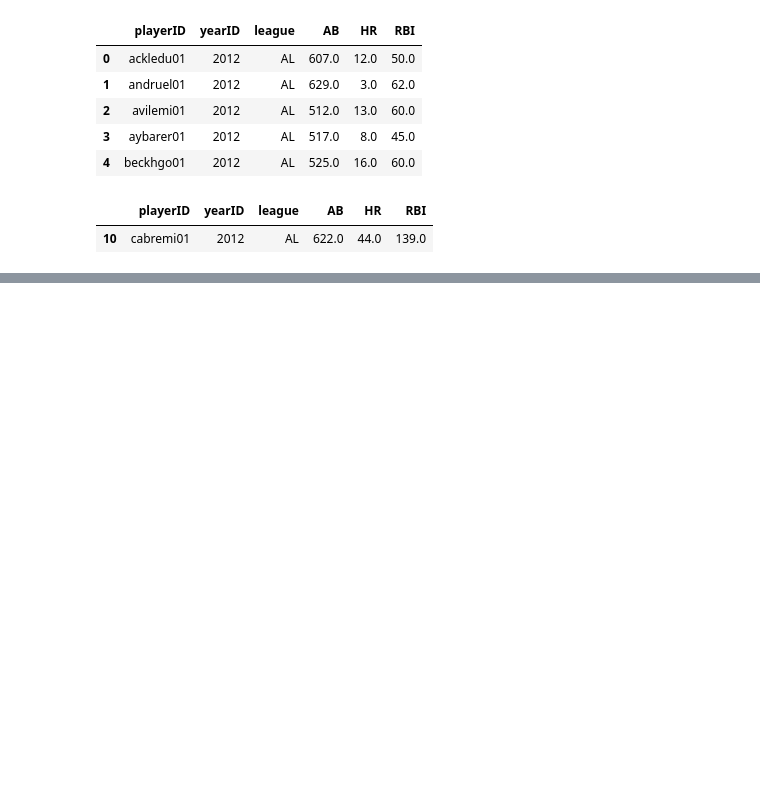
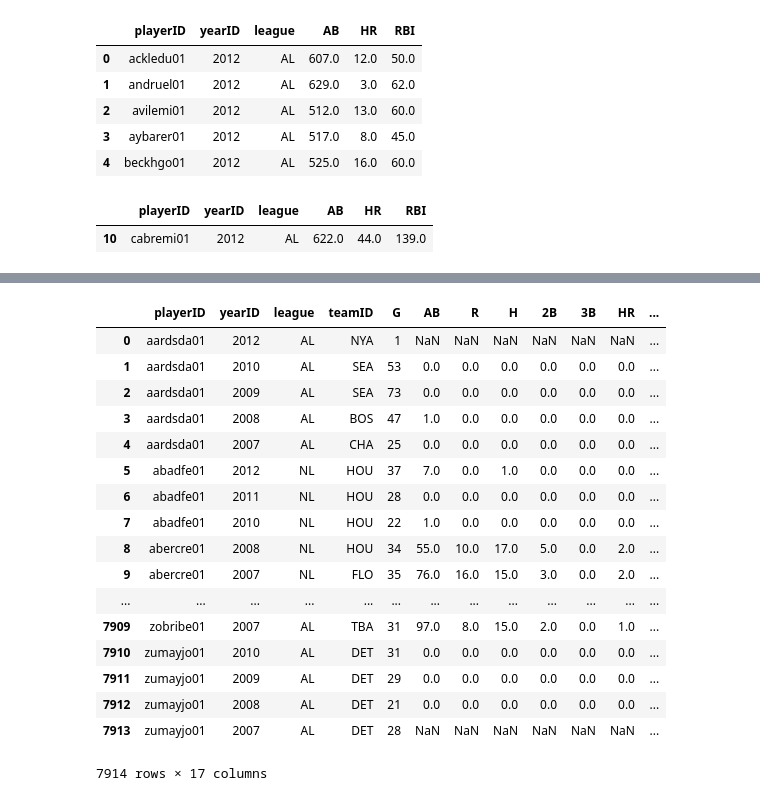
Before and after one commit to micahtmiller/company-exercise-june2018, a Jupyter notebook: JupyterNotebooks/Candidate Exercise - Detailed Work.ipynb, the cells around one changed output, grey strips where cells are left out. Cells and saved outputs as stored; diff of their text form; code cells hidden in the pictures; blank space fills up the shorter version.

```diff
--- a/JupyterNotebooks/Candidate Exercise - Detailed Work.ipynb
+++ b/JupyterNotebooks/Candidate Exercise - Detailed Work.ipynb
@@ -447,0 +458,4 @@ grouped_df[(grouped_df['HR'] == max_hr) & (grouped_df['RBI'] == max_rbi)]
+# %%
+batting_df = pandas.read_csv('../References/Batting-07-12.csv')
+player_df = pandas.read_csv('../References/Master-small.csv')
+player_df.head()
@@ -447,0 +469,21 @@ grouped_df[(grouped_df['HR'] == max_hr) & (grouped_df['RBI'] == max_rbi)]
+# %%
+batting_df.merge(player_df, how='inner', on='playerID')
+# %% [output]
+|  | playerID | yearID | league | teamID | G | AB | R | H | 2B | 3B | HR | ... |
+| 0 | aardsda01 | 2012 | AL | NYA | 1 | NaN | NaN | NaN | NaN | NaN | NaN | ... |
+| 1 | aardsda01 | 2010 | AL | SEA | 53 | 0.0 | 0.0 | 0.0 | 0.0 | 0.0 | 0.0 | ... |
+| 2 | aardsda01 | 2009 | AL | SEA | 73 | 0.0 | 0.0 | 0.0 | 0.0 | 0.0 | 0.0 | ... |
+| 3 | aardsda01 | 2008 | AL | BOS | 47 | 1.0 | 0.0 | 0.0 | 0.0 | 0.0 | 0.0 | ... |
+| 4 | aardsda01 | 2007 | AL | CHA | 25 | 0.0 | 0.0 | 0.0 | 0.0 | 0.0 | 0.0 | ... |
+| 5 | abadfe01 | 2012 | NL | HOU | 37 | 7.0 | 0.0 | 1.0 | 0.0 | 0.0 | 0.0 | ... |
+| 6 | abadfe01 | 2011 | NL | HOU | 28 | 0.0 | 0.0 | 0.0 | 0.0 | 0.0 | 0.0 | ... |
+| 7 | abadfe01 | 2010 | NL | HOU | 22 | 1.0 | 0.0 | 0.0 | 0.0 | 0.0 | 0.0 | ... |
+| 8 | abercre01 | 2008 | NL | HOU | 34 | 55.0 | 10.0 | 17.0 | 5.0 | 0.0 | 2.0 | ... |
+| 9 | abercre01 | 2007 | NL | FLO | 35 | 76.0 | 16.0 | 15.0 | 3.0 | 0.0 | 2.0 | ... |
+| ... | ... | ... | ... | ... | ... | ... | ... | ... | ... | ... | ... | ... |
+| 7909 | zobribe01 | 2007 | AL | TBA | 31 | 97.0 | 8.0 | 15.0 | 2.0 | 0.0 | 1.0 | ... |
+| 7910 | zumayjo01 | 2010 | AL | DET | 31 | 0.0 | 0.0 | 0.0 | 0.0 | 0.0 | 0.0 | ... |
+| 7911 | zumayjo01 | 2009 | AL | DET | 29 | 0.0 | 0.0 | 0.0 | 0.0 | 0.0 | 0.0 | ... |
+| 7912 | zumayjo01 | 2008 | AL | DET | 21 | 0.0 | 0.0 | 0.0 | 0.0 | 0.0 | 0.0 | ... |
+| 7913 | zumayjo01 | 2007 | AL | DET | 28 | NaN | NaN | NaN | NaN | NaN | NaN | ... |
+7914 rows × 17 columns
```
Also changed, not shown: parts of 6 cells of this notebook, 2 other files.
